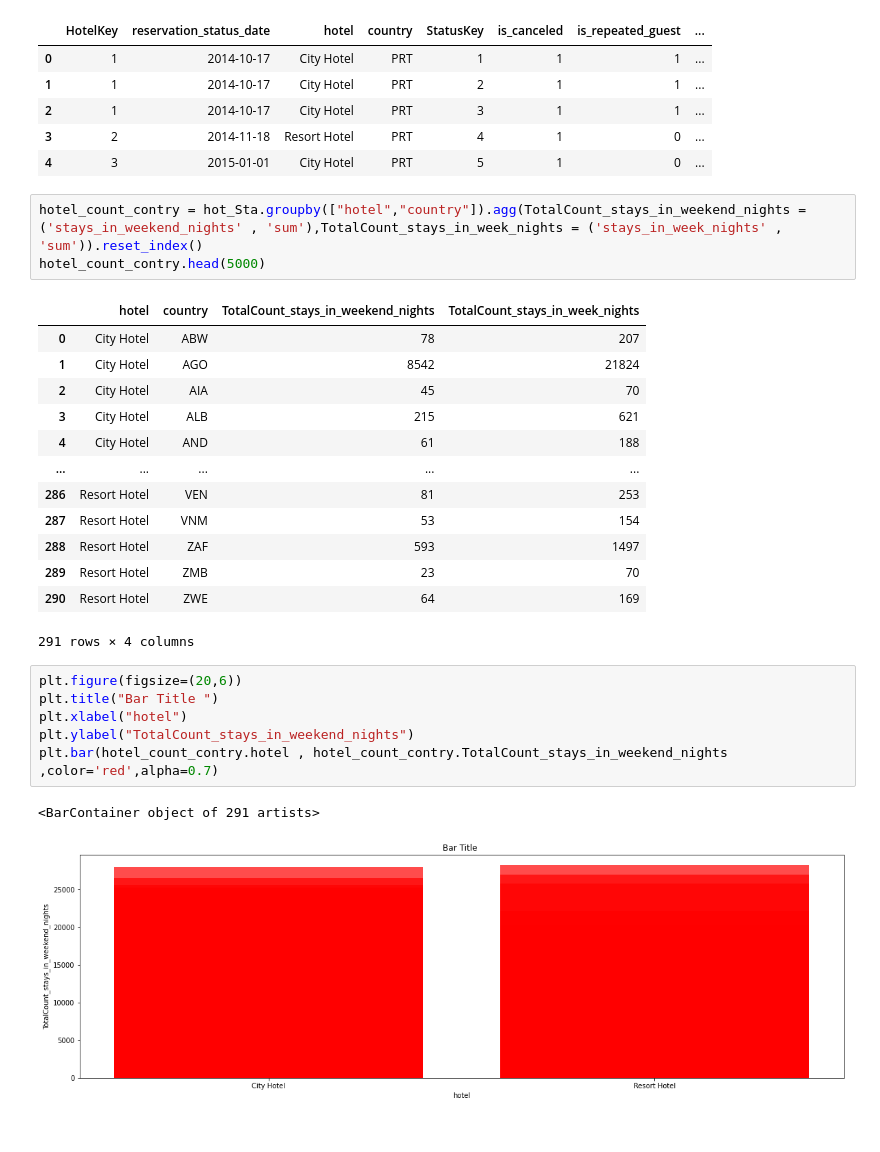
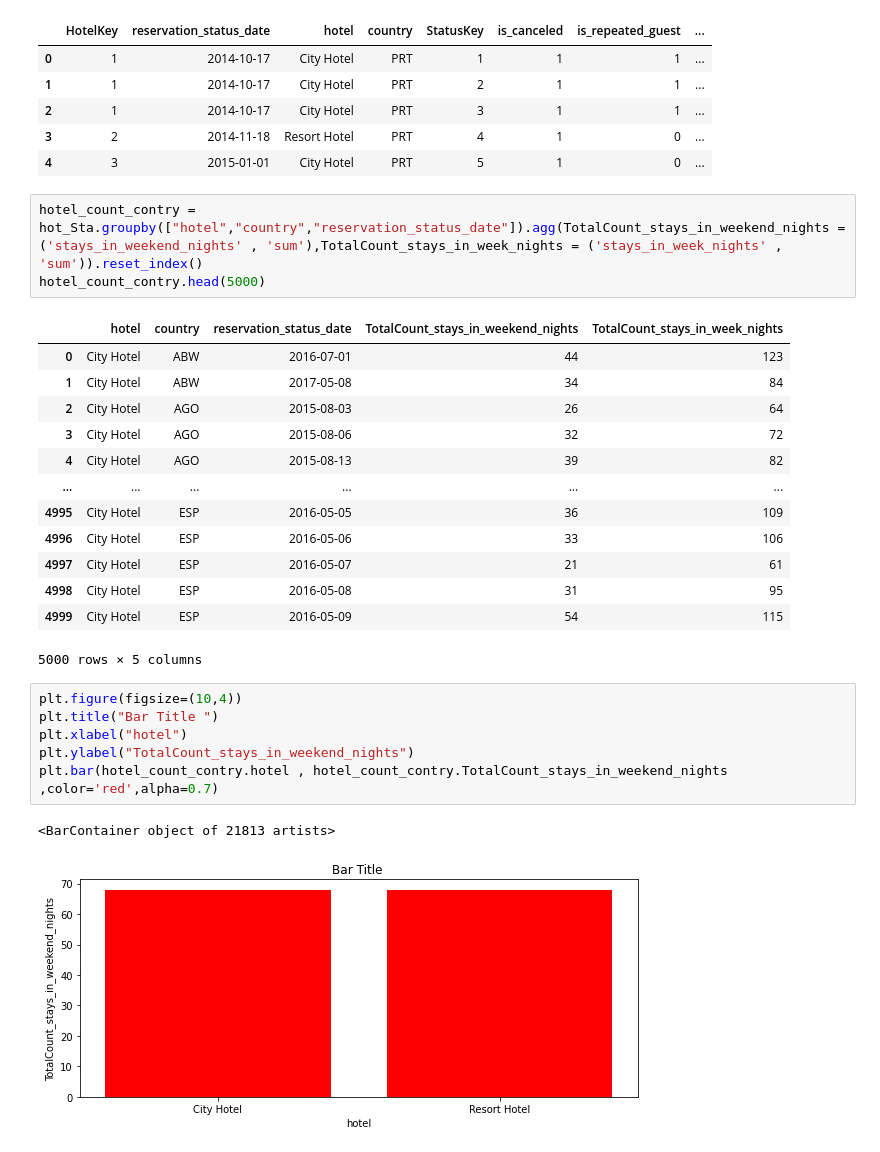
Before and after one commit to sharozraees802/data-ware-housing, a Jupyter notebook: Code/datawarehouseproject.ipynb, the cells around one changed output. Drawn from its saved outputs; the diff is of its cells as text.

```diff
--- a/Code/datawarehouseproject.ipynb
+++ b/Code/datawarehouseproject.ipynb
@@ -263,29 +286,29 @@ hot_Sta.head()
 | 3 | 2 | 2014-11-18 | Resort Hotel | PRT | 4 | 1 | 0 | ... |
 | 4 | 3 | 2015-01-01 | City Hotel | PRT | 5 | 1 | 0 | ... |
 # %%
-hotel_count_contry = hot_Sta.groupby(["hotel","country"]).agg(TotalCount_stays_in_weekend_nights = ('stays_in_weekend_nights' , 'sum'),TotalCount_stays_in_week_nights = ('stays_in_week_nights' , 'sum')).reset_index()
+hotel_count_contry = hot_Sta.groupby(["hotel","country","reservation_status_date"]).agg(TotalCount_stays_in_weekend_nights = ('stays_in_weekend_nights' , 'sum'),TotalCount_stays_in_week_nights = ('stays_in_week_nights' , 'sum')).reset_index()
 hotel_count_contry.head(5000)
 # %% [output]
-|  | hotel | country | TotalCount_stays_in_weekend_nights | TotalCount_stays_in_week_nights |
-| 0 | City Hotel | ABW | 78 | 207 |
-| 1 | City Hotel | AGO | 8542 | 21824 |
-| 2 | City Hotel | AIA | 45 | 70 |
-| 3 | City Hotel | ALB | 215 | 621 |
-| 4 | City Hotel | AND | 61 | 188 |
-| ... | ... | ... | ... | ... |
-| 286 | Resort Hotel | VEN | 81 | 253 |
-| 287 | Resort Hotel | VNM | 53 | 154 |
-| 288 | Resort Hotel | ZAF | 593 | 1497 |
-| 289 | Resort Hotel | ZMB | 23 | 70 |
-| 290 | Resort Hotel | ZWE | 64 | 169 |
+|  | hotel | country | reservation_status_date | TotalCount_stays_in_weekend_nights | TotalCount_stays_in_week_nights |
+| 0 | City Hotel | ABW | 2016-07-01 | 44 | 123 |
+| 1 | City Hotel | ABW | 2017-05-08 | 34 | 84 |
+| 2 | City Hotel | AGO | 2015-08-03 | 26 | 64 |
+| 3 | City Hotel | AGO | 2015-08-06 | 32 | 72 |
+| 4 | City Hotel | AGO | 2015-08-13 | 39 | 82 |
+| ... | ... | ... | ... | ... | ... |
+| 4995 | City Hotel | ESP | 2016-05-05 | 36 | 109 |
+| 4996 | City Hotel | ESP | 2016-05-06 | 33 | 106 |
+| 4997 | City Hotel | ESP | 2016-05-07 | 21 | 61 |
+| 4998 | City Hotel | ESP | 2016-05-08 | 31 | 95 |
+| 4999 | City Hotel | ESP | 2016-05-09 | 54 | 115 |
-291 rows × 4 columns
+5000 rows × 5 columns
 # %%
-plt.figure(figsize=(20,6))
+plt.figure(figsize=(10,4))
 plt.title("Bar Title ")
 plt.xlabel("hotel")
 plt.ylabel("TotalCount_stays_in_weekend_nights")
 plt.bar(hotel_count_contry.hotel , hotel_count_contry.TotalCount_stays_in_weekend_nights ,color='red',alpha=0.7)
 # %% [output]
-<BarContainer object of 291 artists>
+<BarContainer object of 21813 artists>
-[figure, old version]
+[figure, new version]
 # %%
```
Also changed, not shown: parts of 12 cells of this notebook.
